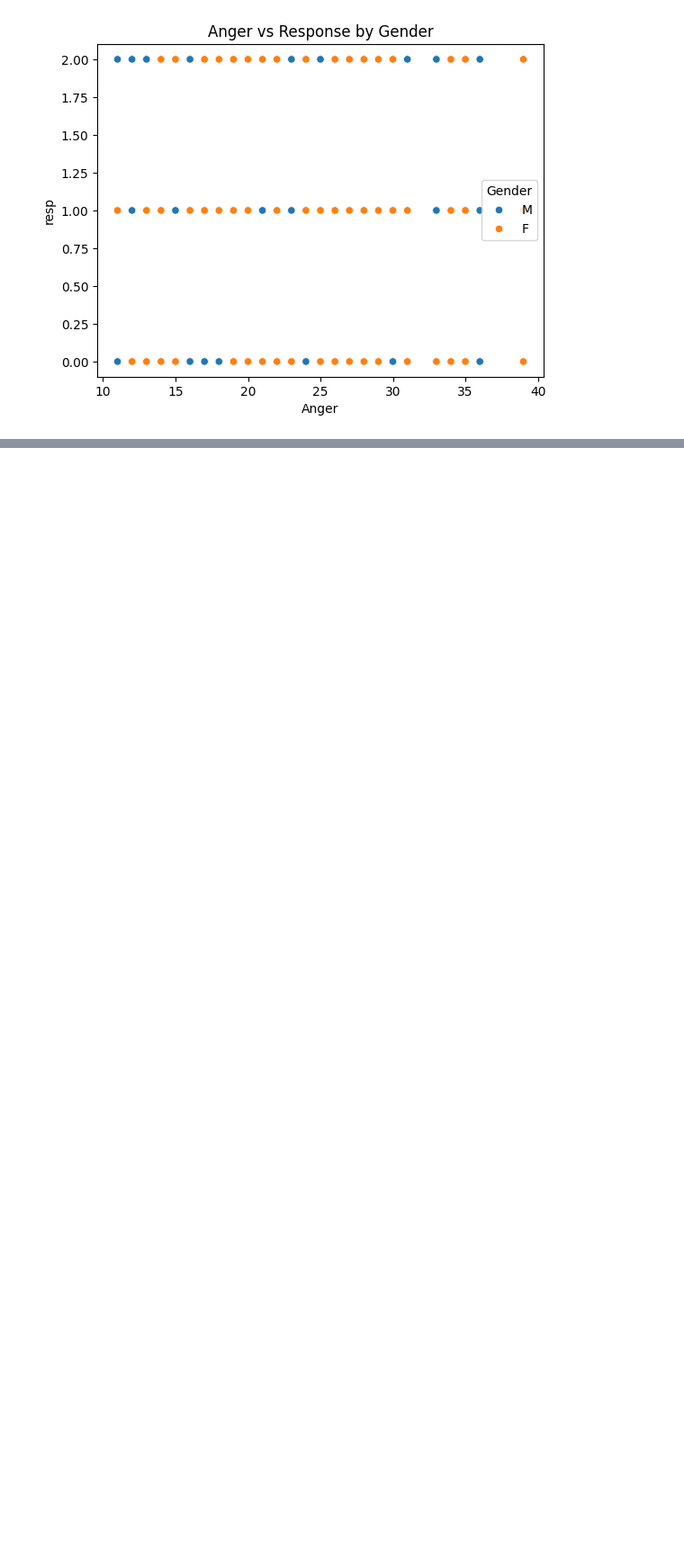
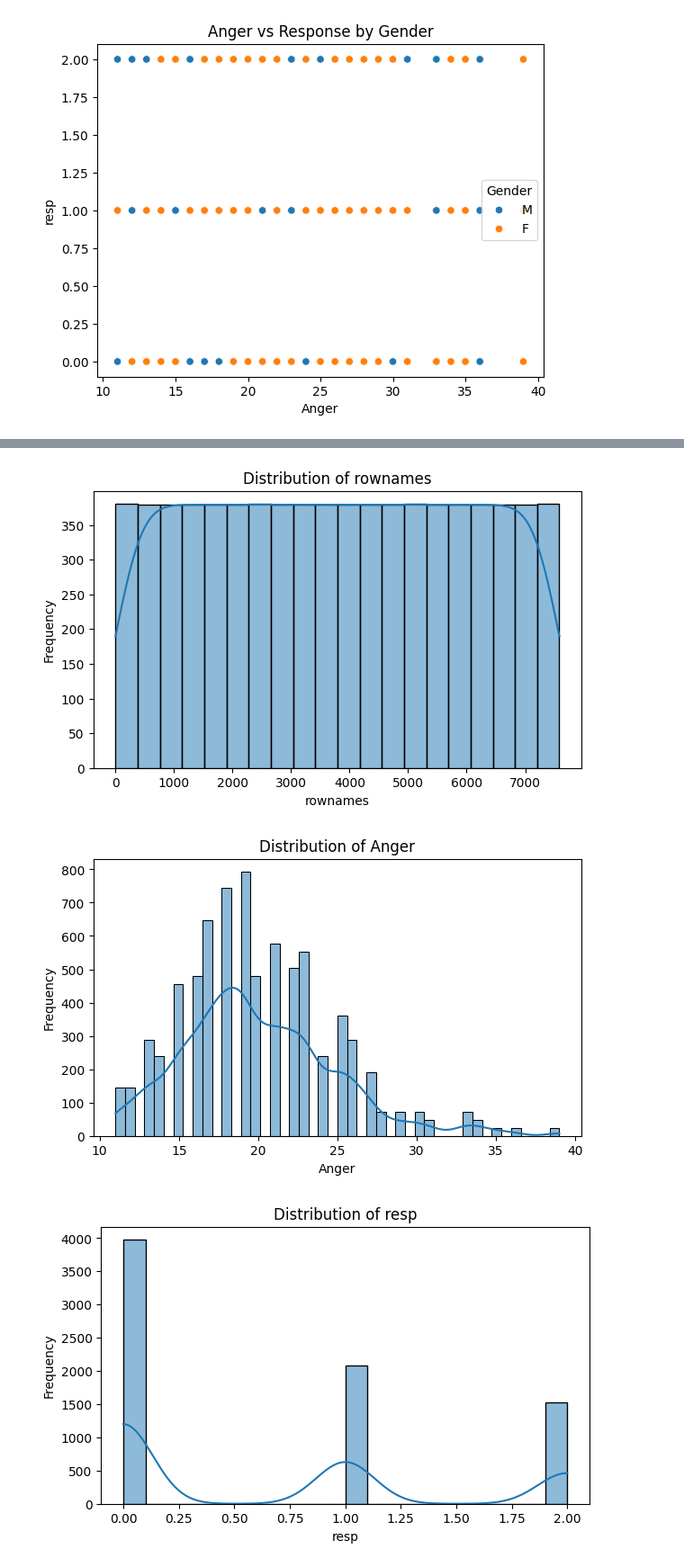
Before and after one commit to ardrahn19/ARDRA-HARIDAS-NAIR, a Jupyter notebook: Phase1_EDA.ipynb, the cells around one changed output, grey strips where cells are left out. Shown at 90% size. Cells and saved outputs as stored; diff of their text form; code cells hidden in the pictures; blank space fills up the shorter version.

```diff
--- a/Phase1_EDA.ipynb
+++ b/Phase1_EDA.ipynb
@@ -264,0 +269,25 @@ plt.show()
+# %%
+import numpy as np
+import pandas as pd
+import matplotlib.pyplot as plt
+import seaborn as sns
+
+numeric_columns = data.select_dtypes(include=np.number).columns
+
+statistics_1d = pd.DataFrame({
+    "Mean": data[numeric_columns].mean(),
+    "Median": data[numeric_columns].median(),
+    "Mode": data[numeric_columns].mode().iloc[0],
+    "Variance": data[numeric_columns].var(),
+    "Standard Deviation": data[numeric_columns].std(),
+    "Minimum": data[numeric_columns].min(),
+    "Maximum": data[numeric_columns].max(),
+    "Range": data[numeric_columns].max() - data[numeric_columns].min(),
+    "Q1": data[numeric_columns].quantile(0.25),
+    "Q3": data[numeric_columns].quantile(0.75),
+    "IQR": data[numeric_columns].quantile(0.75) - data[numeric_columns].quantile(0.25),
+    "Skewness": data[numeric_columns].skew(),
+    "Kurtosis": data[numeric_columns].kurtosis()
+})
+
+display(statistics_1d)
@@ -264,0 +300,12 @@ plt.show()
+# %%
+for column in numeric_columns:
+    plt.figure(figsize=(7, 4))
+    sns.histplot(data[column], kde=True)
+    plt.title(f"Distribution of {column}")
+    plt.xlabel(column)
+    plt.ylabel("Frequency")
+    plt.show()
+# %% [output]
+[figure, added]
+[figure, added]
+[figure, added]
```
Also changed, not shown: parts of 39 cells of this notebook.
